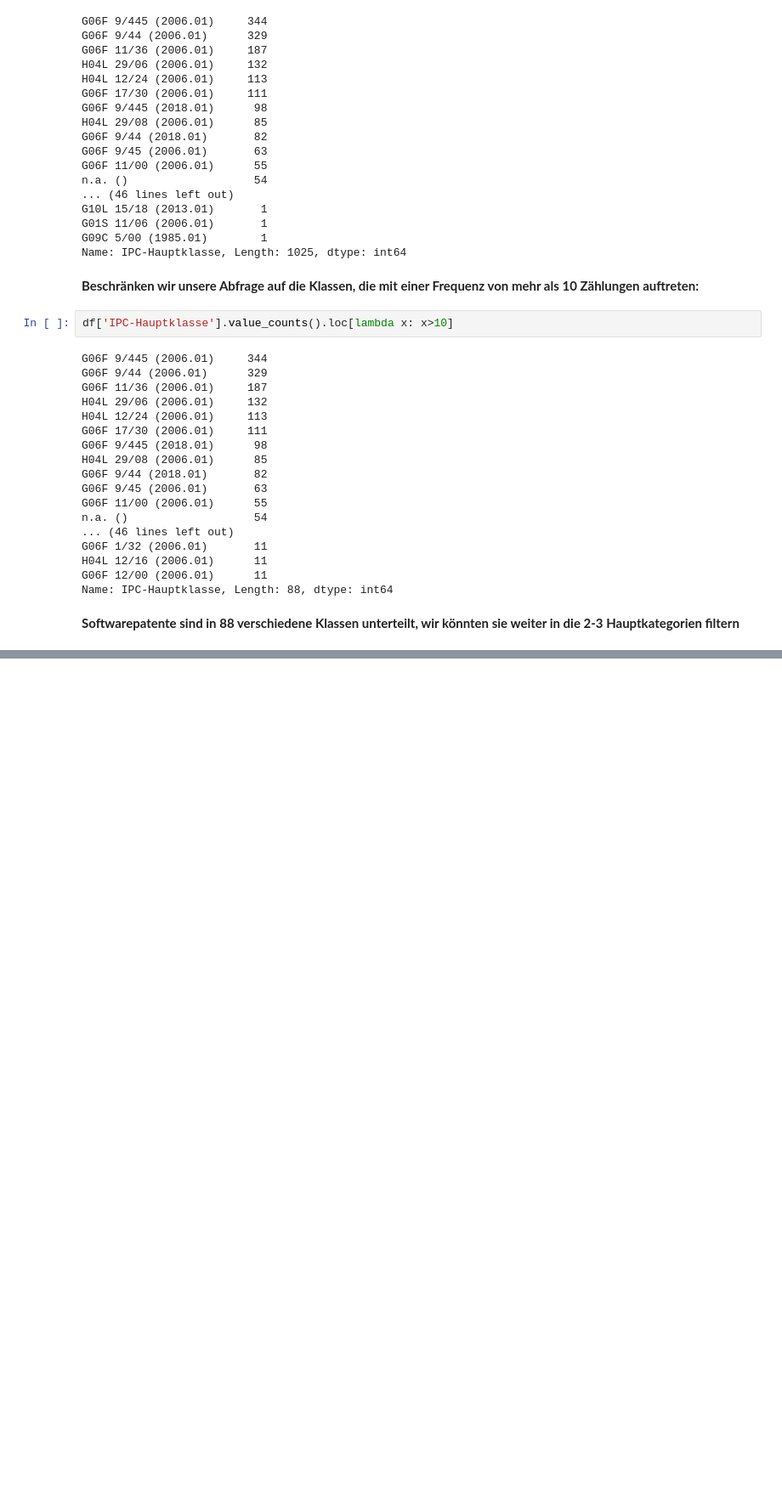
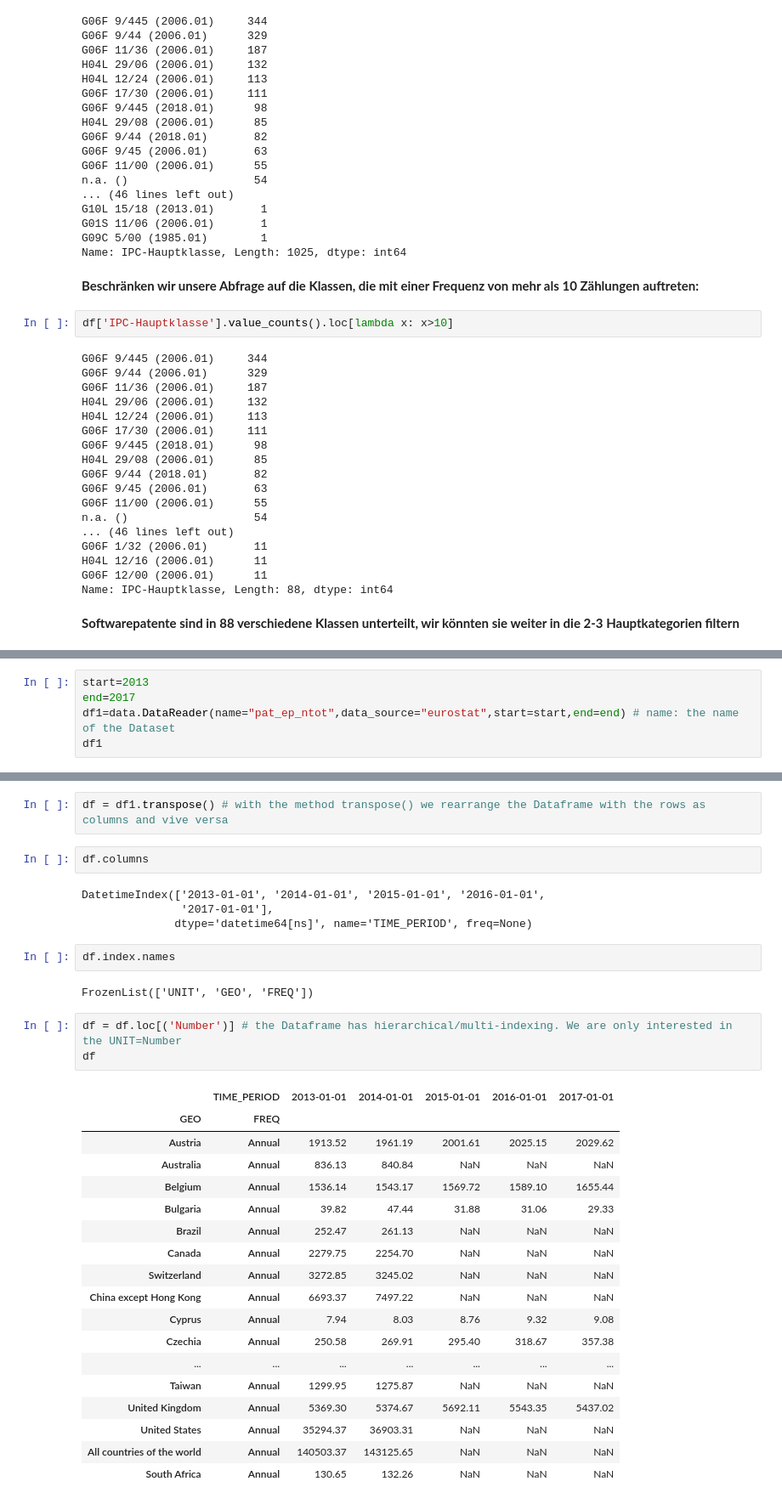
Before and after one commit to OrestisP/Patent-Registry-DPMA, a Jupyter notebook: Patent registry DPMA.ipynb, the cells around one changed output, grey strips where cells are left out. Shown at 85% size. Saved outputs shown, nothing was run; the diff lists cells and outputs as text; blank space fills up the shorter version.

```diff
--- a/Patent registry DPMA.ipynb
+++ b/Patent registry DPMA.ipynb
@@ -219,0 +231,5 @@ Name: IPC-Hauptklasse, Length: 88, dtype: int64
+# %%
+start=2013
+end=2017
+df1=data.DataReader(name="pat_ep_ntot",data_source="eurostat",start=start,end=end) # name: the name of the Dataset
+df1
@@ -219,0 +247,34 @@ Name: IPC-Hauptklasse, Length: 88, dtype: int64
+# %%
+df = df1.transpose() # with the method transpose() we rearrange the Dataframe with the rows as columns and vive versa
+# %%
+df.columns
+# %% [output]
+DatetimeIndex(['2013-01-01', '2014-01-01', '2015-01-01', '2016-01-01',
+               '2017-01-01'],
+              dtype='datetime64[ns]', name='TIME_PERIOD', freq=None)
+# %%
+df.index.names
+# %% [output]
+FrozenList(['UNIT', 'GEO', 'FREQ'])
+# %%
+df = df.loc[('Number')] # the Dataframe has hierarchical/multi-indexing. We are only interested in the UNIT=Number
+df
+# %% [output]
+|  | TIME_PERIOD | 2013-01-01 | 2014-01-01 | 2015-01-01 | 2016-01-01 | 2017-01-01 |
+| GEO | FREQ |  |  |  |  |  |
+| Austria | Annual | 1913.52 | 1961.19 | 2001.61 | 2025.15 | 2029.62 |
+| Australia | Annual | 836.13 | 840.84 | NaN | NaN | NaN |
+| Belgium | Annual | 1536.14 | 1543.17 | 1569.72 | 1589.10 | 1655.44 |
+| Bulgaria | Annual | 39.82 | 47.44 | 31.88 | 31.06 | 29.33 |
+| Brazil | Annual | 252.47 | 261.13 | NaN | NaN | NaN |
+| Canada | Annual | 2279.75 | 2254.70 | NaN | NaN | NaN |
+| Switzerland | Annual | 3272.85 | 3245.02 | NaN | NaN | NaN |
+| China except Hong Kong | Annual | 6693.37 | 7497.22 | NaN | NaN | NaN |
+| Cyprus | Annual | 7.94 | 8.03 | 8.76 | 9.32 | 9.08 |
+| Czechia | Annual | 250.58 | 269.91 | 295.40 | 318.67 | 357.38 |
+| ... | ... | ... | ... | ... | ... | ... |
+| Taiwan | Annual | 1299.95 | 1275.87 | NaN | NaN | NaN |
+| United Kingdom | Annual | 5369.30 | 5374.67 | 5692.11 | 5543.35 | 5437.02 |
+| United States | Annual | 35294.37 | 36903.31 | NaN | NaN | NaN |
+| All countries of the world | Annual | 140503.37 | 143125.65 | NaN | NaN | NaN |
+| South Africa | Annual | 130.65 | 132.26 | NaN | NaN | NaN |
```
Also changed, not shown: parts of 10 cells of this notebook.
